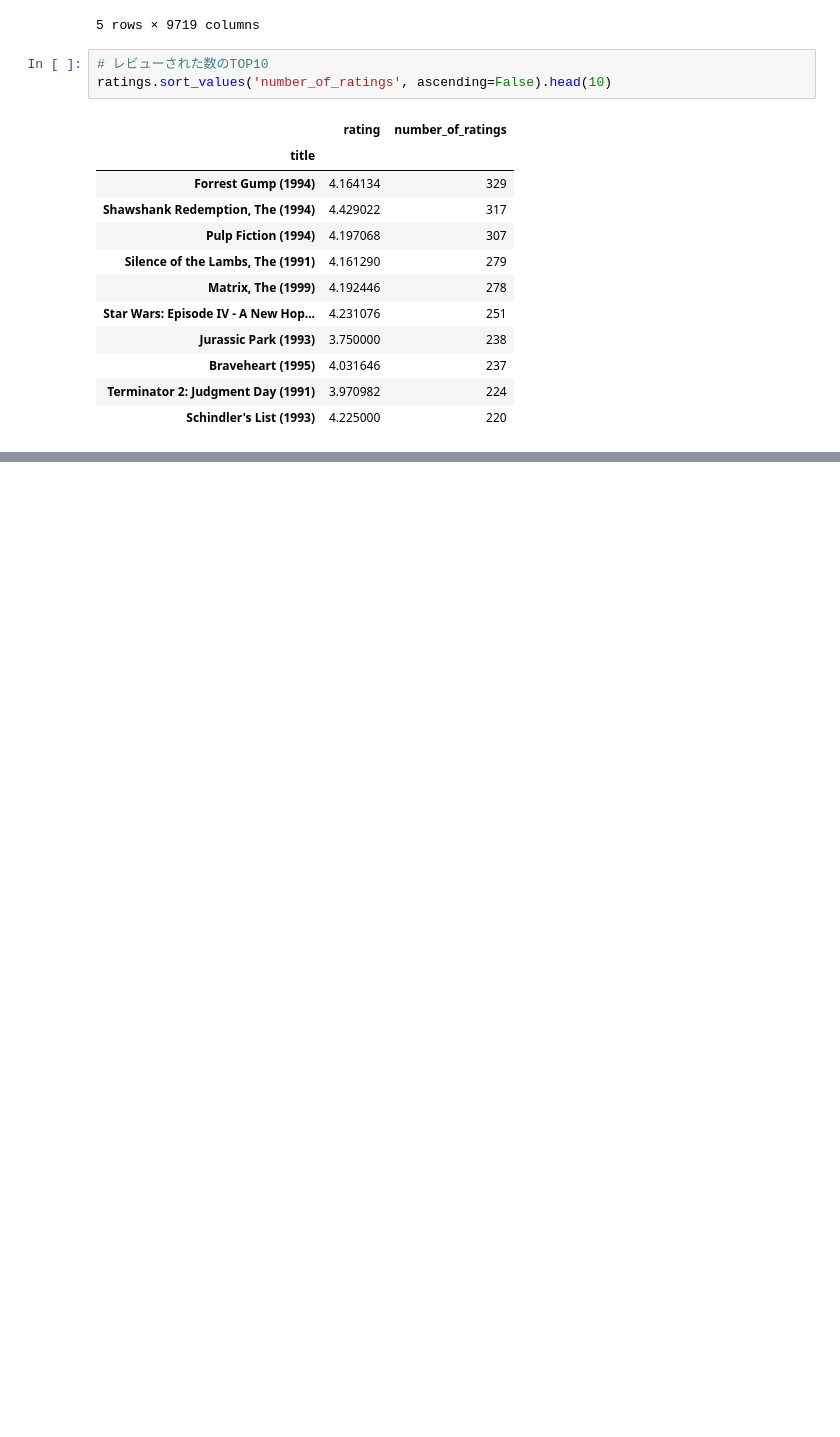
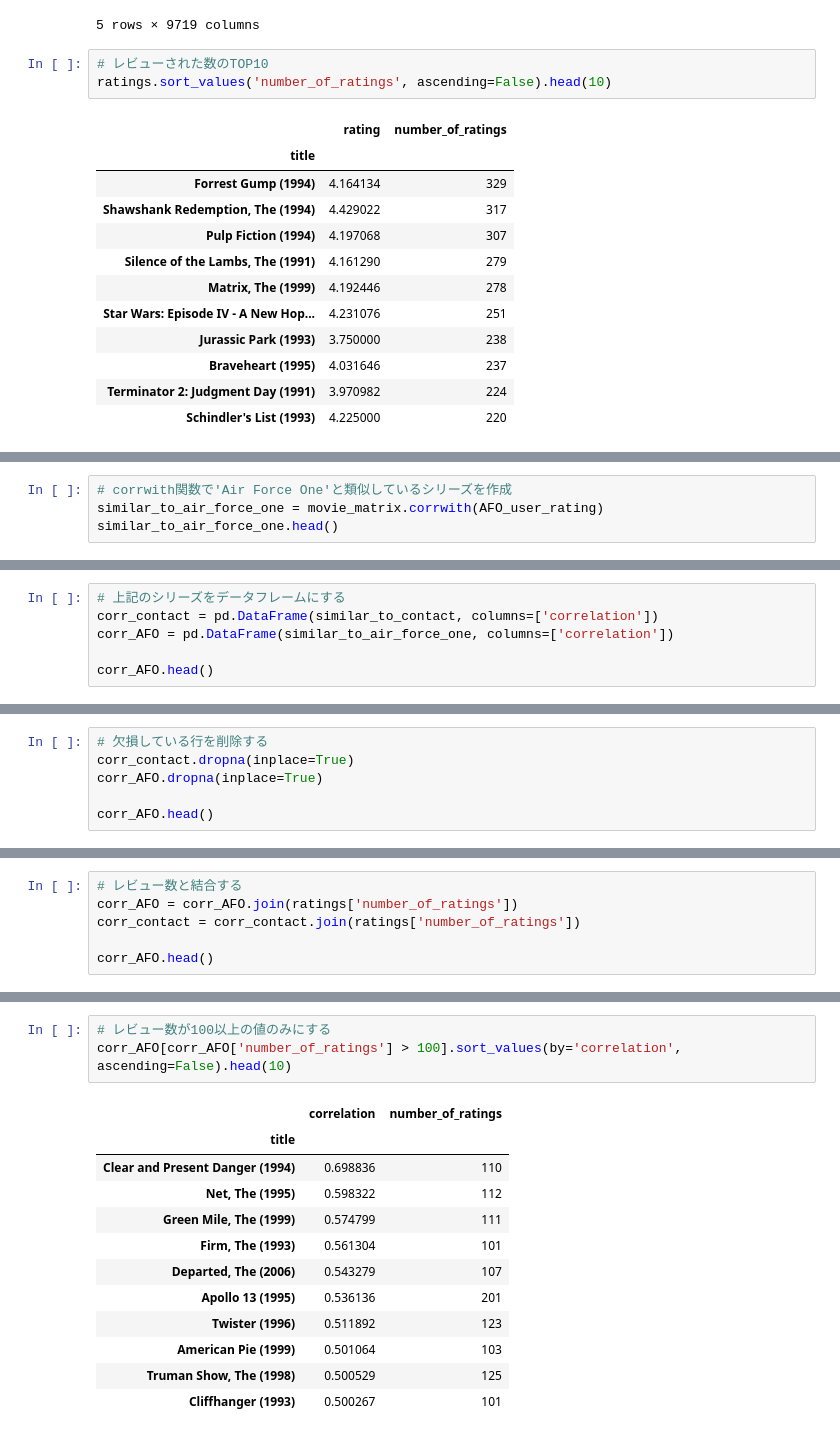
Before and after one commit to emori92/recommender_practice, a Jupyter notebook: main.ipynb, the cells around one changed output, grey strips where cells are left out. Drawn from its saved outputs; the diff is of its cells as text; blank space fills up the shorter version.

```diff
--- a/main.ipynb
+++ b/main.ipynb
@@ -184,0 +197,4 @@ Name: Air Force One (1997), dtype: float64
+# %%
+# corrwith関数で'Air Force One'と類似しているシリーズを作成
+similar_to_air_force_one = movie_matrix.corrwith(AFO_user_rating)
+similar_to_air_force_one.head()
@@ -184,0 +221,6 @@ Name: Air Force One (1997), dtype: float64
+# %%
+# 上記のシリーズをデータフレームにする
+corr_contact = pd.DataFrame(similar_to_contact, columns=['correlation'])
+corr_AFO = pd.DataFrame(similar_to_air_force_one, columns=['correlation'])
+
+corr_AFO.head()
@@ -184,0 +235,6 @@ Name: Air Force One (1997), dtype: float64
+# %%
+# 欠損している行を削除する
+corr_contact.dropna(inplace=True)
+corr_AFO.dropna(inplace=True)
+
+corr_AFO.head()
@@ -197,0 +259,6 @@ pandas.core.series.Series
+# %%
+# レビュー数と結合する
+corr_AFO = corr_AFO.join(ratings['number_of_ratings'])
+corr_contact = corr_contact.join(ratings['number_of_ratings'])
+
+corr_AFO.head()
@@ -197,0 +273,16 @@ pandas.core.series.Series
+# %%
+# レビュー数が100以上の値のみにする
+corr_AFO[corr_AFO['number_of_ratings'] > 100].sort_values(by='correlation', ascending=False).head(10)
+# %% [output]
+|  | correlation | number_of_ratings |
+| title |  |  |
+| Clear and Present Danger (1994) | 0.698836 | 110 |
+| Net, The (1995) | 0.598322 | 112 |
+| Green Mile, The (1999) | 0.574799 | 111 |
+| Firm, The (1993) | 0.561304 | 101 |
+| Departed, The (2006) | 0.543279 | 107 |
+| Apollo 13 (1995) | 0.536136 | 201 |
+| Twister (1996) | 0.511892 | 123 |
+| American Pie (1999) | 0.501064 | 103 |
+| Truman Show, The (1998) | 0.500529 | 125 |
+| Cliffhanger (1993) | 0.500267 | 101 |
```
Also changed, not shown: parts of 11 cells of this notebook.
